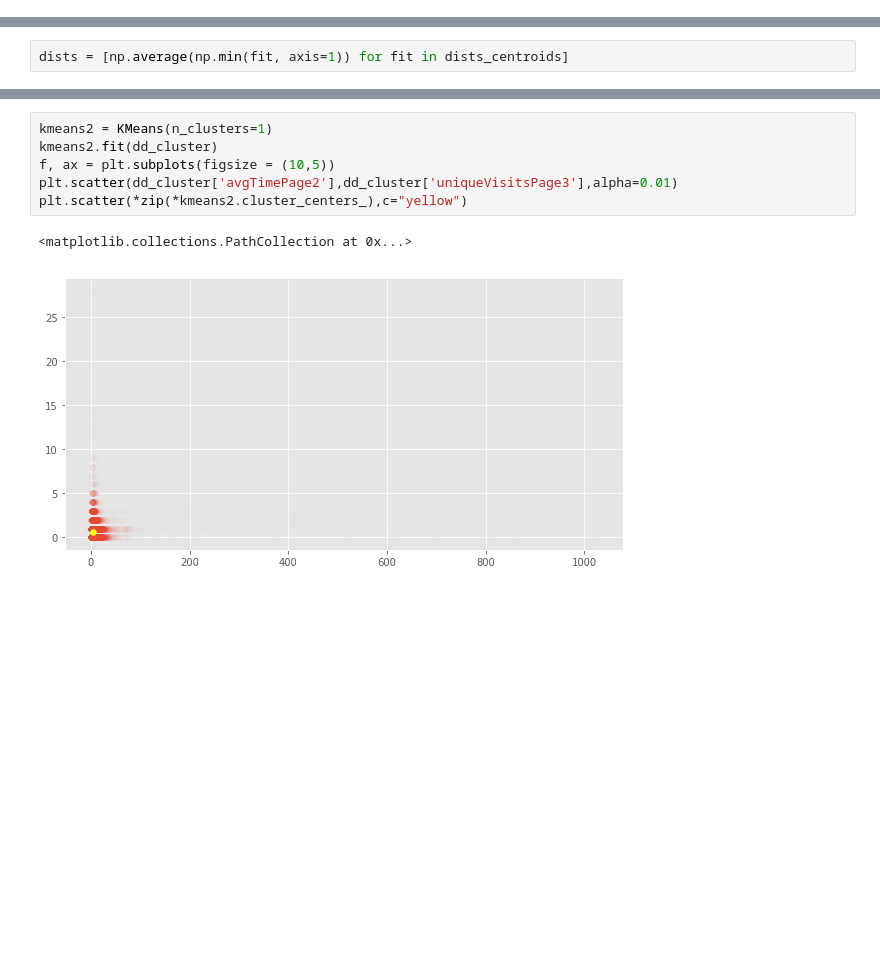
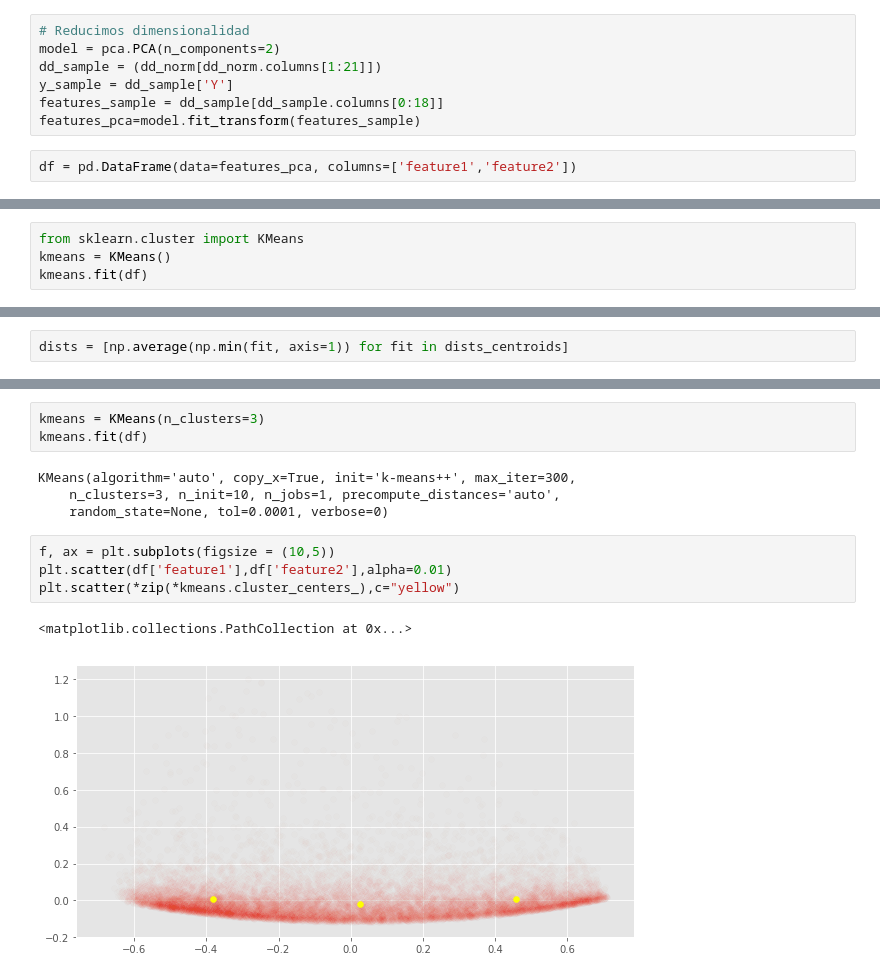
Before and after one commit to DiegoPerezCaa/TFM_QualitySession, a Jupyter notebook: dataTesting/Prueba2_ML_clustering.ipynb, the cells around one changed output, grey strips where cells are left out. Cells and saved outputs as stored; diff of their text form; blank space fills up the shorter version.

```diff
--- a/dataTesting/Prueba2_ML_clustering.ipynb
+++ b/dataTesting/Prueba2_ML_clustering.ipynb
@@ -495,0 +430,9 @@ dd_cluster
+# %%
+# Reducimos dimensionalidad
+model = pca.PCA(n_components=2)
+dd_sample = (dd_norm[dd_norm.columns[1:21]])
+y_sample = dd_sample['Y']
+features_sample = dd_sample[dd_sample.columns[0:18]]
+features_pca=model.fit_transform(features_sample)
+# %%
+df = pd.DataFrame(data=features_pca, columns=['feature1','feature2'])
@@ -528,0 +476,4 @@ KMeans(algorithm='auto', copy_x=True, init='k-means++', max_iter=300,
+# %%
+from sklearn.cluster import KMeans
+kmeans = KMeans()
+kmeans.fit(df)
@@ -578,9 +559,14 @@ plt.plot(ks, dists, '-*')
+# %%
+kmeans = KMeans(n_clusters=3)
+kmeans.fit(df)
+# %% [output]
+KMeans(algorithm='auto', copy_x=True, init='k-means++', max_iter=300,
+    n_clusters=3, n_init=10, n_jobs=1, precompute_distances='auto',
+    random_state=None, tol=0.0001, verbose=0)
 # %%
-kmeans2 = KMeans(n_clusters=1)
-kmeans2.fit(dd_cluster)
 f, ax = plt.subplots(figsize = (10,5))
-plt.scatter(dd_cluster['avgTimePage2'],dd_cluster['uniqueVisitsPage3'],alpha=0.01)
-plt.scatter(*zip(*kmeans2.cluster_centers_),c="yellow")
+plt.scatter(df['feature1'],df['feature2'],alpha=0.01)
+plt.scatter(*zip(*kmeans.cluster_centers_),c="yellow")
 # %% [output]
 <matplotlib.collections.PathCollection at 0x...>
-[figure, old version]
+[figure, new version]
```
Also changed, not shown: parts of 29 cells of this notebook.
